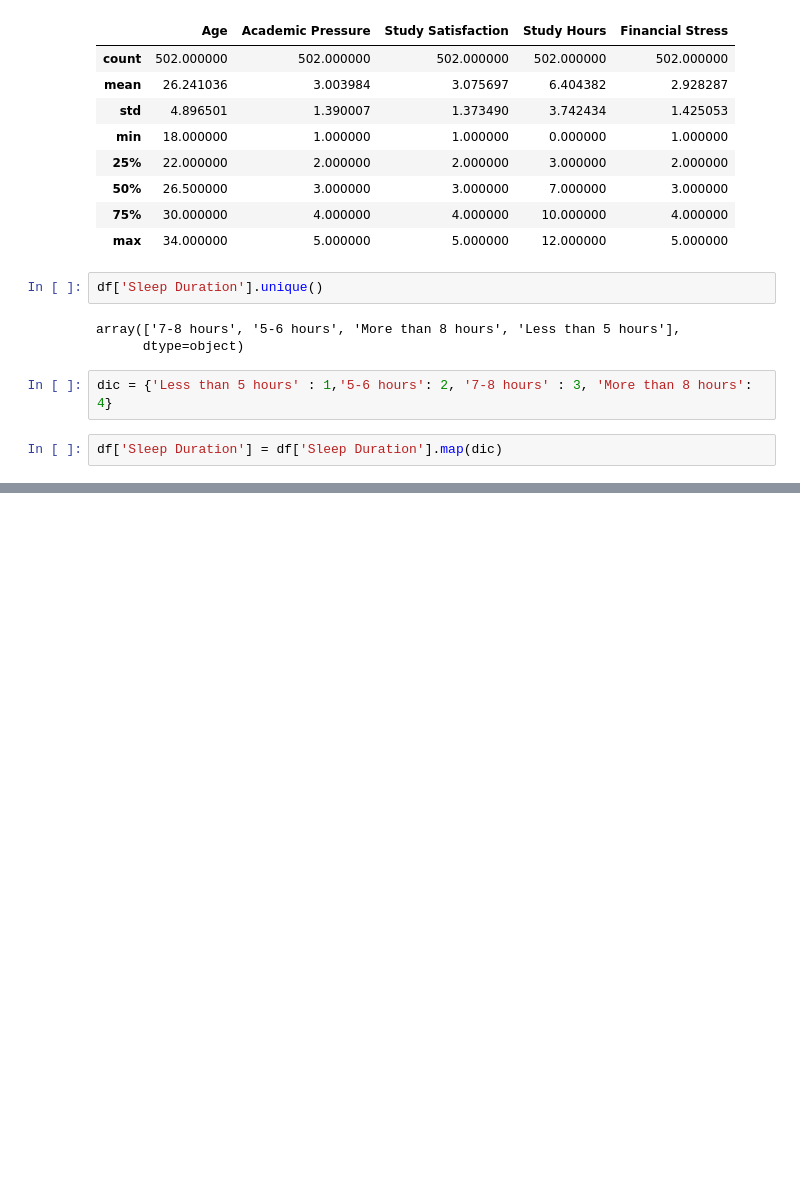
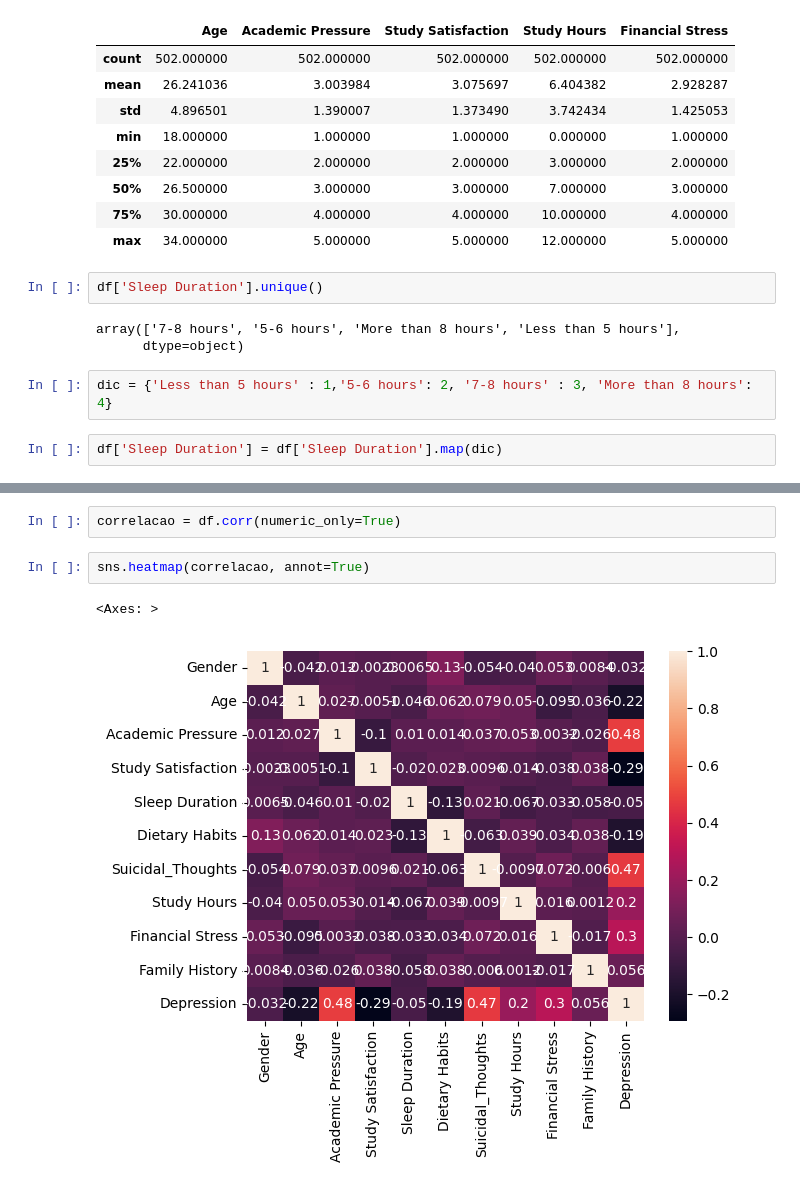
Before and after one commit to taicichin/Student-Depression-2025, a Jupyter notebook: Student_Depression.ipynb, the cells around one changed output, grey strips where cells are left out. Drawn from its saved outputs; the diff is of its cells as text; blank space fills up the shorter version.

```diff
--- a/Student_Depression.ipynb
+++ b/Student_Depression.ipynb
@@ -80,0 +178,7 @@ df.head()
+# %%
+correlacao = df.corr(numeric_only=True)
+# %%
+sns.heatmap(correlacao, annot=True)
+# %% [output]
+<Axes: >
+[figure, added]
```
Also changed, not shown: parts of 30 cells of this notebook.
